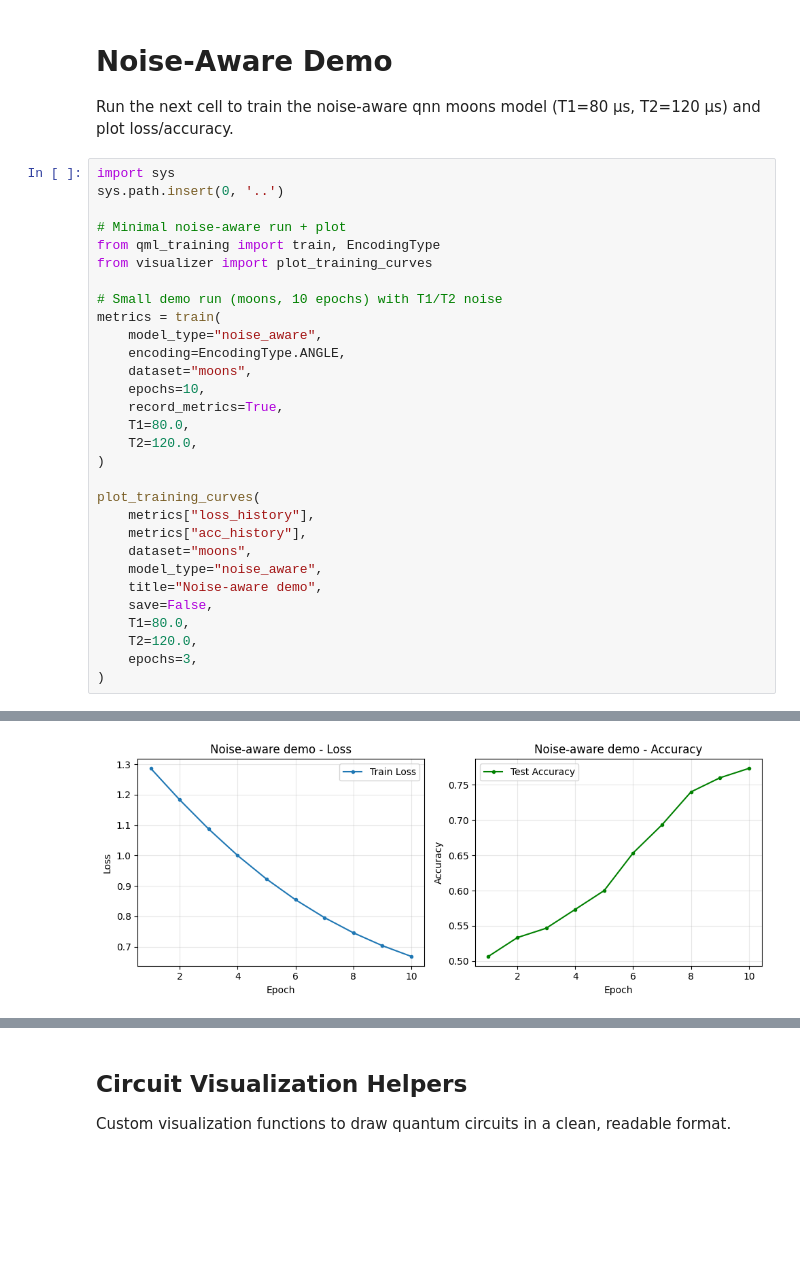
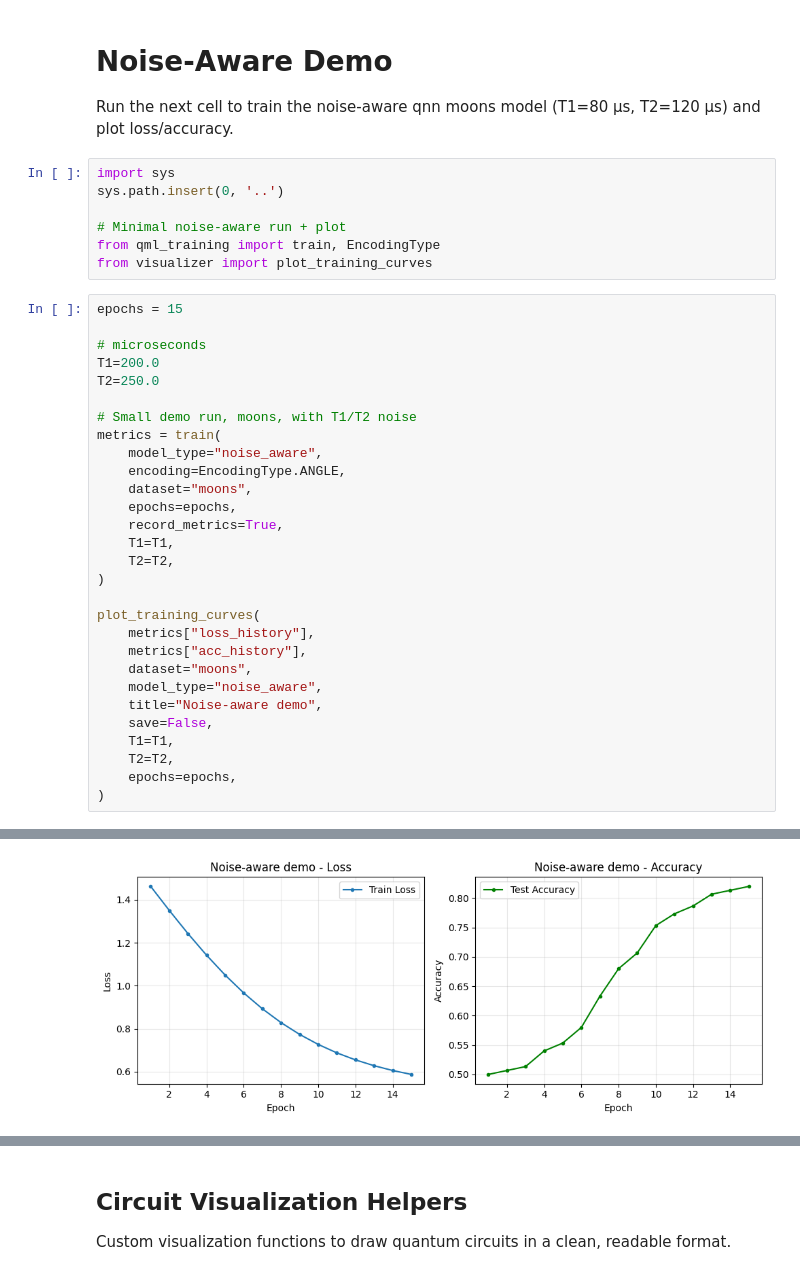
Before and after one commit to arihunter/COMPSCI648-Project, a Jupyter notebook: demos/circuit_visualization.ipynb, the cells around one changed output, grey strips where cells are left out. Drawn from its saved outputs; the diff is of its cells as text; blank space fills up the shorter version.

```diff
--- a/demos/circuit_visualization.ipynb
+++ b/demos/circuit_visualization.ipynb
@@ -1,23 +1,29 @@
 # %% [markdown]
 # Noise-Aware Demo
 Run the next cell to train the noise-aware qnn moons model (T1=80 µs, T2=120 µs) and plot loss/accuracy.
+# %%
+import sys
+sys.path.insert(0, '..')
+
+# Minimal noise-aware run + plot
+from qml_training import train, EncodingType
+from visualizer import plot_training_curves
 # %%
-import sys
-sys.path.insert(0, '..')
+epochs = 15
 
-# Minimal noise-aware run + plot
-from qml_training import train, EncodingType
-from visualizer import plot_training_curves
+# microseconds
+T1=200.0
+T2=250.0
 
-# Small demo run (moons, 10 epochs) with T1/T2 noise
+# Small demo run, moons, with T1/T2 noise
 metrics = train(
     model_type="noise_aware",
     encoding=EncodingType.ANGLE,
     dataset="moons",
-    epochs=10,
+    epochs=epochs,
     record_metrics=True,
-    T1=80.0,
-    T2=120.0,
+    T1=T1,
+    T2=T2,
 )
 
 plot_training_curves(
@@ -27,8 +33,8 @@ plot_training_curves(
     model_type="noise_aware",
     title="Noise-aware demo",
     save=False,
-    T1=80.0,
-    T2=120.0,
-    epochs=3,
+    T1=T1,
+    T2=T2,
+    epochs=epochs,
 )
 # %% [output]
@@ -45,4 +56,4 @@ MOONS | NOISE_AWARE | Epoch 10 | Loss 0.6684 | Acc 0.773
-[figure, old version]
+[figure, new version]
 # %%
 import torch
 import numpy as np
```
Also changed, not shown: parts of 15 cells of this notebook, 12 other files.
